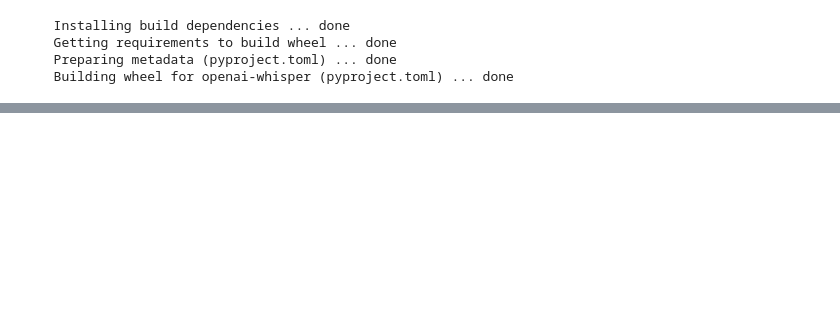
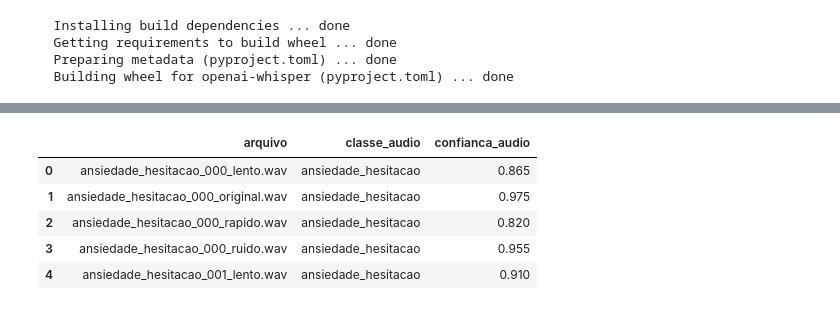
Before and after one commit to Val-Faria/TechChallengeFase4, a Jupyter notebook: audio/notebooks/TechChallengeFase4_audio.ipynb, the cells around one changed output, grey strips where cells are left out. Drawn from its saved outputs; the diff is of its cells as text; code cells hidden in the pictures; blank space fills up the shorter version.

```diff
--- a/audio/notebooks/TechChallengeFase4_audio.ipynb
+++ b/audio/notebooks/TechChallengeFase4_audio.ipynb
@@ -412,0 +489,93 @@ from sklearn.model_selection import GroupShuffleSplitfrom sklearn.ensemble impor
+# %%
+from pathlib import Path
+import pandas as pd
+import soundfile as sf
+
+# Pasta para onde o ZIP foi extraído
+PASTA_AUDIOS = Path("/content/dataset_audio_emocoes_1200")
+
+# Localiza todos os WAVs, inclusive os que estiverem em subpastas
+arquivos_audio = sorted(PASTA_AUDIOS.rglob("*.wav"))
+
+if not arquivos_audio:
+    raise FileNotFoundError(
+        f"Nenhum arquivo WAV encontrado em {PASTA_AUDIOS}. "
+        "Confira se o ZIP foi extraído para essa pasta."
+    )
+
+print(f"WAVs encontrados: {len(arquivos_audio)}")
+
+# Verifica quais arquivos podem ser lidos como áudio
+validos = []
+invalidos = []
+
+for arquivo in arquivos_audio:
+    try:
+        info = sf.info(str(arquivo))
+        if info.frames > 0 and info.samplerate > 0:
+            validos.append(arquivo)
+        else:
+            invalidos.append((arquivo, "sem frames de áudio"))
+    except Exception as erro:
+        invalidos.append((arquivo, str(erro)))
+
+print(f"WAVs válidos: {len(validos)}")
+print(f"WAVs inválidos: {len(invalidos)}")
+
+# Remove arquivos inválidos somente da cópia temporária em /content.
+# O ZIP original no Drive não é alterado.
+for arquivo, motivo in invalidos:
+    try:
+        arquivo.resolve().relative_to(Path("/content").resolve())
+        arquivo.unlink()
+        print(f"Removido da cópia extraída: {arquivo.name}")
+    except ValueError:
+        print(f"Preservado por estar fora de /content: {arquivo}")
+    except OSError as erro:
+        print(f"Não foi possível remover {arquivo.name}: {erro}")
+
+# Classifica cada WAV válido; erros individuais não interrompem o lote
+resultados = []
+erros_classificacao = []
+
+for i, arquivo in enumerate(validos, start=1):
+    try:
+        classe, confianca = classificar_audio(str(arquivo))
+        resultados.append({
+            "arquivo": str(arquivo.relative_to(PASTA_AUDIOS)),
+            "classe_audio": classe,
+            "confianca_audio": confianca
+        })
+    except Exception as erro:
+        erros_classificacao.append({
+            "arquivo": str(arquivo.relative_to(PASTA_AUDIOS)),
+            "erro": str(erro)
+        })
+
+    if i % 25 == 0:
+        print(f"Processados: {i}/{len(validos)}")
+
+# Salva os resultados e o relatório de falhas no Google Drive
+CAMINHO_RESULTADOS = "/content/drive/MyDrive/resultado_audio.csv"
+CAMINHO_ERROS = "/content/drive/MyDrive/erros_classificacao_audio.csv"
+
+pd.DataFrame(resultados).to_csv(
+    CAMINHO_RESULTADOS,
+    index=False,
+    encoding="utf-8"
+)
+
+pd.DataFrame(erros_classificacao).to_csv(
+    CAMINHO_ERROS,
+    index=False,
+    encoding="utf-8"
+)
+
+print(f"\nÁudios classificados: {len(resultados)}")
+print(f"Falhas durante classificação: {len(erros_classificacao)}")
+print(f"Resultados salvos em: {CAMINHO_RESULTADOS}")
+print(f"Relatório de falhas salvo em: {CAMINHO_ERROS}")
+
+df_resultados = pd.DataFrame(resultados)
+df_resultados.head()
+# %% [output]
@@ -412,0 +599,6 @@ from sklearn.model_selection import GroupShuffleSplitfrom sklearn.ensemble impor
+|  | arquivo | classe_audio | confianca_audio |
+| 0 | ansiedade_hesitacao_000_lento.wav | ansiedade_hesitacao | 0.865 |
+| 1 | ansiedade_hesitacao_000_original.wav | ansiedade_hesitacao | 0.975 |
+| 2 | ansiedade_hesitacao_000_rapido.wav | ansiedade_hesitacao | 0.820 |
+| 3 | ansiedade_hesitacao_000_ruido.wav | ansiedade_hesitacao | 0.955 |
+| 4 | ansiedade_hesitacao_001_lento.wav | ansiedade_hesitacao | 0.910 |
```
Also changed, not shown: parts of 7 cells of this notebook.
